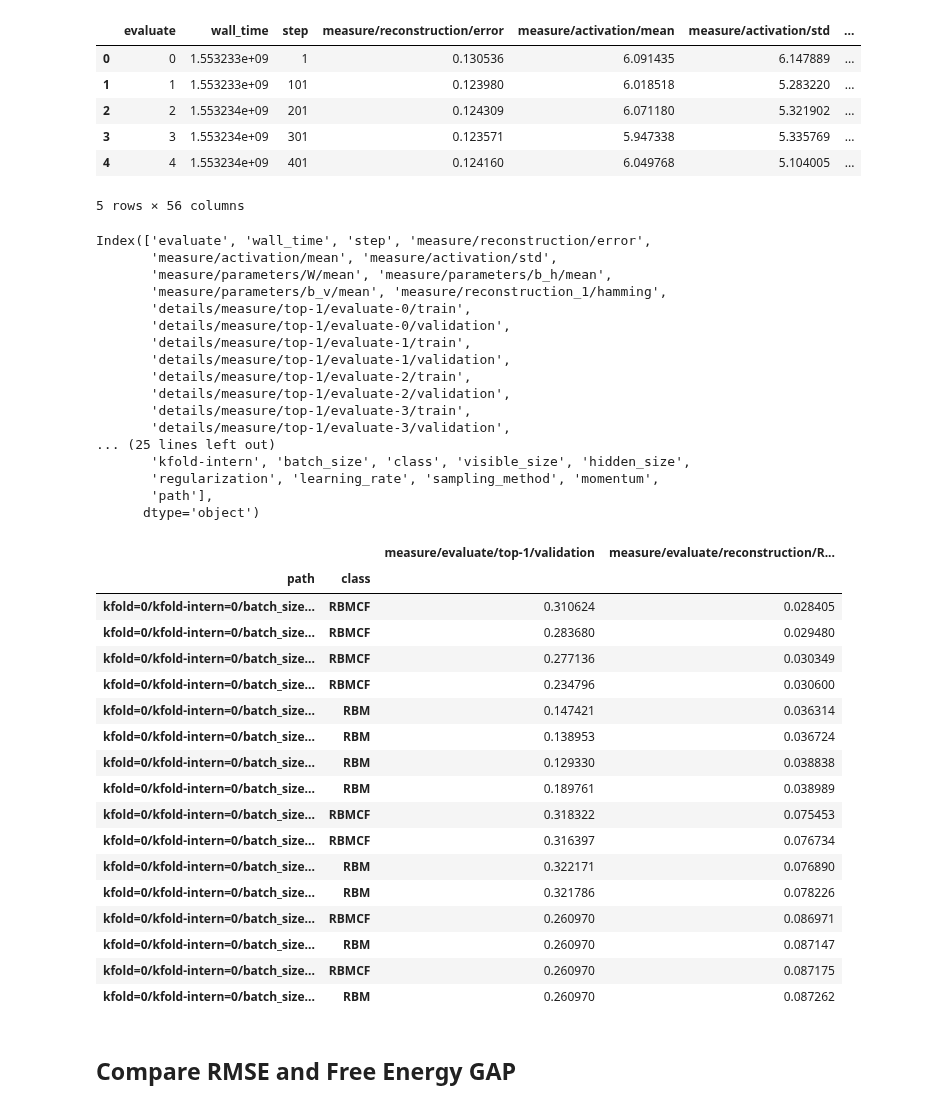
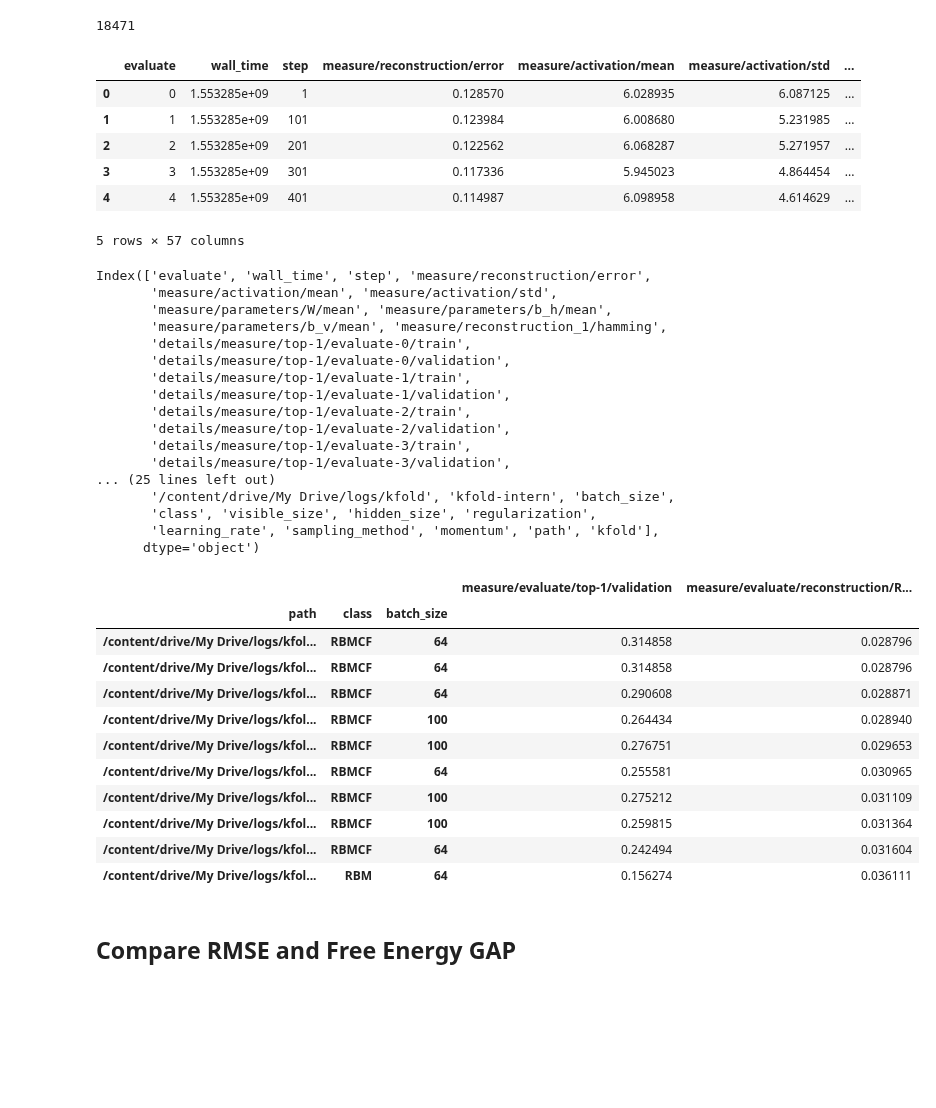
Before and after one commit to SrMouraSilva/RBM, a Jupyter notebook: experiments/notebooks/2.RBM-Log_analysis.ipynb, the cells around one changed output. Saved outputs shown, nothing was run; the diff lists cells and outputs as text; code cells hidden in the pictures; blank space fills up the shorter version.

Commit message:
Add kfold test

```diff
--- a/experiments/notebooks/2.RBM-Log_analysis.ipynb
+++ b/experiments/notebooks/2.RBM-Log_analysis.ipynb
@@ -8,16 +8,20 @@ import seaborn as sns
 sns.set()
 sns.set_style("ticks")
 # %%
-data = pd.read_csv('extracted_log-minibatch64.csv')
+#data = pd.read_csv('extracted_log-minibatch64.csv')
+data = pd.read_csv('extracted_log.csv')
+print(len(data))
+data['kfold'] = '/content/drive/My Drive/logs/kfold'
 data.head(5)
 # %% [output]
+18471
 |  | evaluate | wall_time | step | measure/reconstruction/error | measure/activation/mean | measure/activation/std | ... |
-| 0 | 0 | 1.553233e+09 | 1 | 0.130536 | 6.091435 | 6.147889 | ... |
-| 1 | 1 | 1.553233e+09 | 101 | 0.123980 | 6.018518 | 5.283220 | ... |
-| 2 | 2 | 1.553234e+09 | 201 | 0.124309 | 6.071180 | 5.321902 | ... |
-| 3 | 3 | 1.553234e+09 | 301 | 0.123571 | 5.947338 | 5.335769 | ... |
-| 4 | 4 | 1.553234e+09 | 401 | 0.124160 | 6.049768 | 5.104005 | ... |
+| 0 | 0 | 1.553285e+09 | 1 | 0.128570 | 6.028935 | 6.087125 | ... |
+| 1 | 1 | 1.553285e+09 | 101 | 0.123984 | 6.008680 | 5.231985 | ... |
+| 2 | 2 | 1.553285e+09 | 201 | 0.122562 | 6.068287 | 5.271957 | ... |
+| 3 | 3 | 1.553285e+09 | 301 | 0.117336 | 5.945023 | 4.864454 | ... |
+| 4 | 4 | 1.553285e+09 | 401 | 0.114987 | 6.098958 | 4.614629 | ... |
-5 rows × 56 columns
+5 rows × 57 columns
 # %%
 data.columns
 # %% [output]
@@ -34,34 +38,33 @@ Index(['evaluate', 'wall_time', 'step', 'measure/reconstruction/error',
        'details/measure/top-1/evaluate-3/train',
        'details/measure/top-1/evaluate-3/validation',
 ... (25 lines left out)
-       'kfold-intern', 'batch_size', 'class', 'visible_size', 'hidden_size',
-       'regularization', 'learning_rate', 'sampling_method', 'momentum',
-       'path'],
+       '/content/drive/My Drive/logs/kfold', 'kfold-intern', 'batch_size',
+       'class', 'visible_size', 'hidden_size', 'regularization',
+       'learning_rate', 'sampling_method', 'momentum', 'path', 'kfold'],
       dtype='object')
 # %%
-data[data.evaluate==data.evaluate.max()] \
+last_epoch = (data.batch_size==64) & (data.evaluate==96)  \
+           | (data.batch_size==100) & (data.evaluate==150)
+
+# Mean not changes results because there are only one by group
+data[last_epoch] \
     .set_index(['kfold']) \
-    .groupby(['path', 'class']).mean()[['measure/evaluate/top-1/validation', 'measure/evaluate/reconstruction/RMSE_validation']] \
-    .sort_values(['measure/evaluate/reconstruction/RMSE_validation', 'measure/evaluate/top-1/validation'], ascending=[True, False])
+    .groupby(['path', 'class', 'batch_size']).mean()[['measure/evaluate/top-1/validation', 'measure/evaluate/reconstruction/RMSE_validation']] \
+    .sort_values(['measure/evaluate/reconstruction/RMSE_validation', 'measure/evaluate/top-1/validation'], ascending=[True, False]) \
+    .head(10)
 # %% [output]
-|  |  | measure/evaluate/top-1/validation | measure/evaluate/reconstruction/R... |
-| path | class |  |  |
-| kfold=0/kfold-intern=0/batch_size... | RBMCF | 0.310624 | 0.028405 |
-| kfold=0/kfold-intern=0/batch_size... | RBMCF | 0.283680 | 0.029480 |
-| kfold=0/kfold-intern=0/batch_size... | RBMCF | 0.277136 | 0.030349 |
-| kfold=0/kfold-intern=0/batch_size... | RBMCF | 0.234796 | 0.030600 |
-| kfold=0/kfold-intern=0/batch_size... | RBM | 0.147421 | 0.036314 |
-| kfold=0/kfold-intern=0/batch_size... | RBM | 0.138953 | 0.036724 |
-| kfold=0/kfold-intern=0/batch_size... | RBM | 0.129330 | 0.038838 |
-| kfold=0/kfold-intern=0/batch_size... | RBM | 0.189761 | 0.038989 |
-| kfold=0/kfold-intern=0/batch_size... | RBMCF | 0.318322 | 0.075453 |
-| kfold=0/kfold-intern=0/batch_size... | RBMCF | 0.316397 | 0.076734 |
-| kfold=0/kfold-intern=0/batch_size... | RBM | 0.322171 | 0.076890 |
-| kfold=0/kfold-intern=0/batch_size... | RBM | 0.321786 | 0.078226 |
-| kfold=0/kfold-intern=0/batch_size... | RBMCF | 0.260970 | 0.086971 |
-| kfold=0/kfold-intern=0/batch_size... | RBM | 0.260970 | 0.087147 |
-| kfold=0/kfold-intern=0/batch_size... | RBMCF | 0.260970 | 0.087175 |
-| kfold=0/kfold-intern=0/batch_size... | RBM | 0.260970 | 0.087262 |
+|  |  |  | measure/evaluate/top-1/validation | measure/evaluate/reconstruction/R... |
+| path | class | batch_size |  |  |
+| /content/drive/My Drive/logs/kfol... | RBMCF | 64 | 0.314858 | 0.028796 |
+| /content/drive/My Drive/logs/kfol... | RBMCF | 64 | 0.314858 | 0.028796 |
+| /content/drive/My Drive/logs/kfol... | RBMCF | 64 | 0.290608 | 0.028871 |
+| /content/drive/My Drive/logs/kfol... | RBMCF | 100 | 0.264434 | 0.028940 |
+| /content/drive/My Drive/logs/kfol... | RBMCF | 100 | 0.276751 | 0.029653 |
+| /content/drive/My Drive/logs/kfol... | RBMCF | 64 | 0.255581 | 0.030965 |
+| /content/drive/My Drive/logs/kfol... | RBMCF | 100 | 0.275212 | 0.031109 |
+| /content/drive/My Drive/logs/kfol... | RBMCF | 100 | 0.259815 | 0.031364 |
+| /content/drive/My Drive/logs/kfol... | RBMCF | 64 | 0.242494 | 0.031604 |
+| /content/drive/My Drive/logs/kfol... | RBM | 64 | 0.156274 | 0.036111 |
 # %% [markdown]
 ## Compare RMSE and Free Energy GAP
 # %%
```
Also changed, not shown: parts of 5 cells of this notebook, 1 other file.
